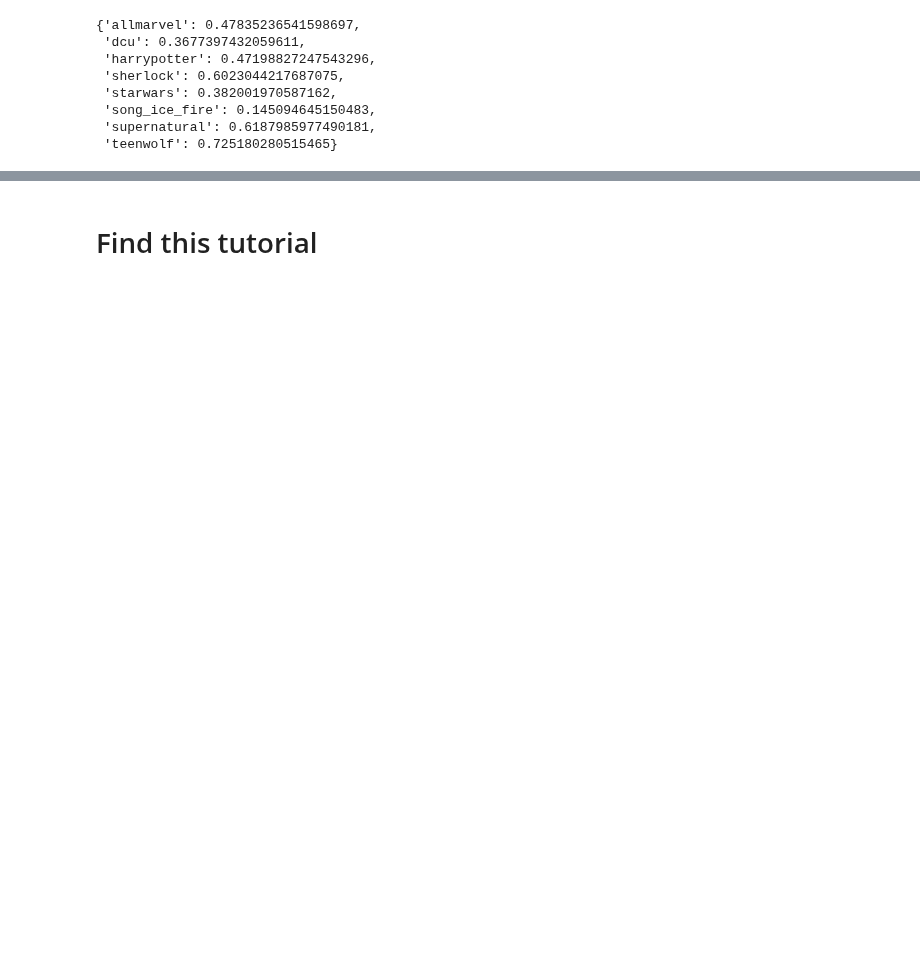
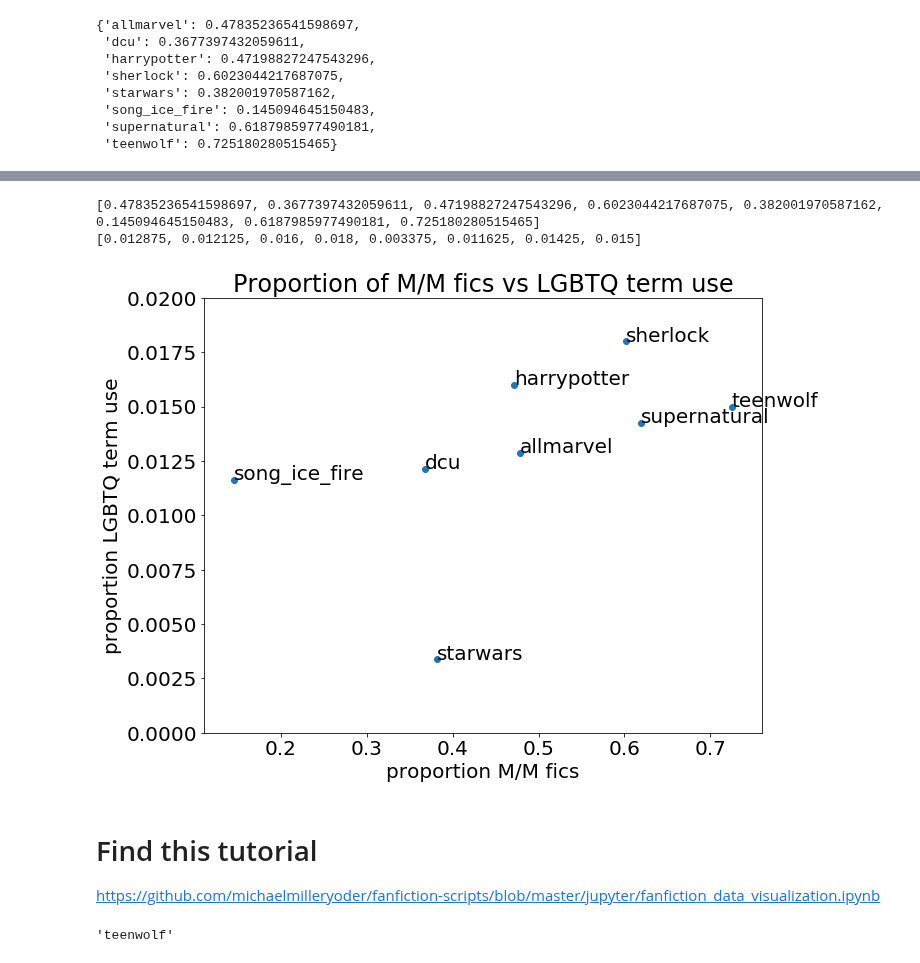
Before and after one commit to michaelmilleryoder/fanfiction-scripts, a Jupyter notebook: jupyter/fanfiction_data_visualization.ipynb, the cells around one changed output, grey strips where cells are left out. Drawn from its saved outputs; the diff is of its cells as text; code cells hidden in the pictures; blank space fills up the shorter version.

```diff
--- a/jupyter/fanfiction_data_visualization.ipynb
+++ b/jupyter/fanfiction_data_visualization.ipynb
@@ -267,2 +275,41 @@ plt.show()
-# %% [markdown]
-# Find this tutorial
+# %%
+# Make 2-dimensional features (proportion_mm, lgbtq_term_proportion)
+
+x_vals = []
+y_vals = []
+
+for fandom in fandoms:
+    x_vals.append(proportion_mm[fandom])
+    y_vals.append(lgbtq_term_proportions[fandom])
+
+print(x_vals)
+print(y_vals)
+# %% [output]
+[0.47835236541598697, 0.3677397432059611, 0.47198827247543296, 0.6023044217687075, 0.382001970587162, 0.145094645150483, 0.6187985977490181, 0.725180280515465]
+[0.012875, 0.012125, 0.016, 0.018, 0.003375, 0.011625, 0.01425, 0.015]
+# %%
+# Plot
+
+font = {'size'   : 20}
+plt.rc('font', **font)
+
+fig, ax = plt.subplots(figsize=(10,8))
+ax.scatter(x_vals, y_vals)
+
+for i, fandom in enumerate(fandoms):
+    ax.annotate(fandom, (x_vals[i], y_vals[i]))
+plt.ylim(0, 0.02)
+plt.title("Proportion of M/M fics vs LGBTQ term use")
+plt.xlabel('proportion M/M fics')
+plt.ylabel('proportion LGBTQ term use')
+plt.show()
+# %% [output]
+[figure, added]
+# %% [markdown]
+# Find this tutorial
+
+https://github.com/michaelmilleryoder/fanfiction-scripts/blob/master/jupyter/fanfiction_data_visualization.ipynb
+# %%
+fandom
+# %% [output]
+'teenwolf'
```
Also changed, not shown: parts of 11 cells of this notebook, 8 other files.
